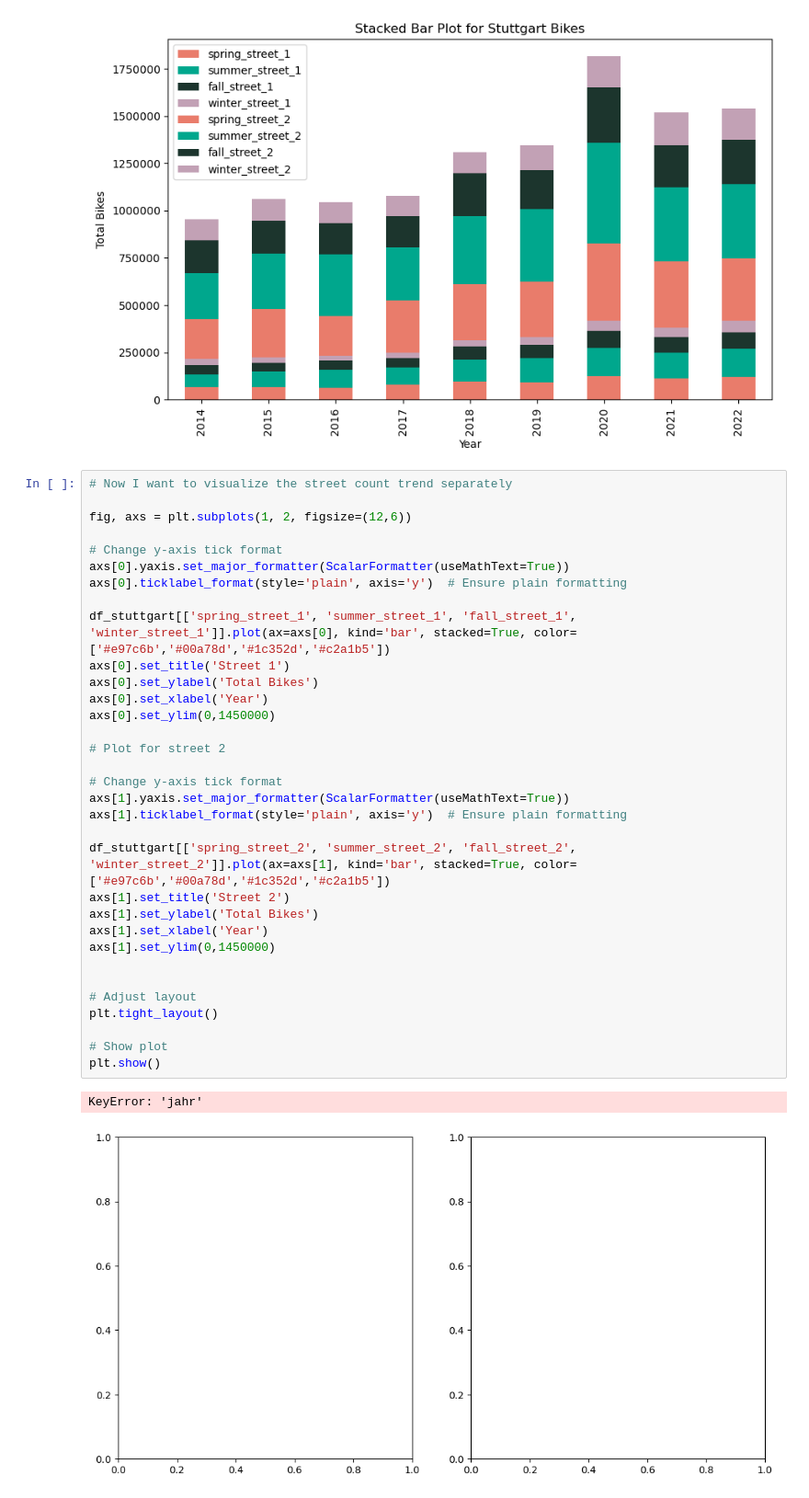
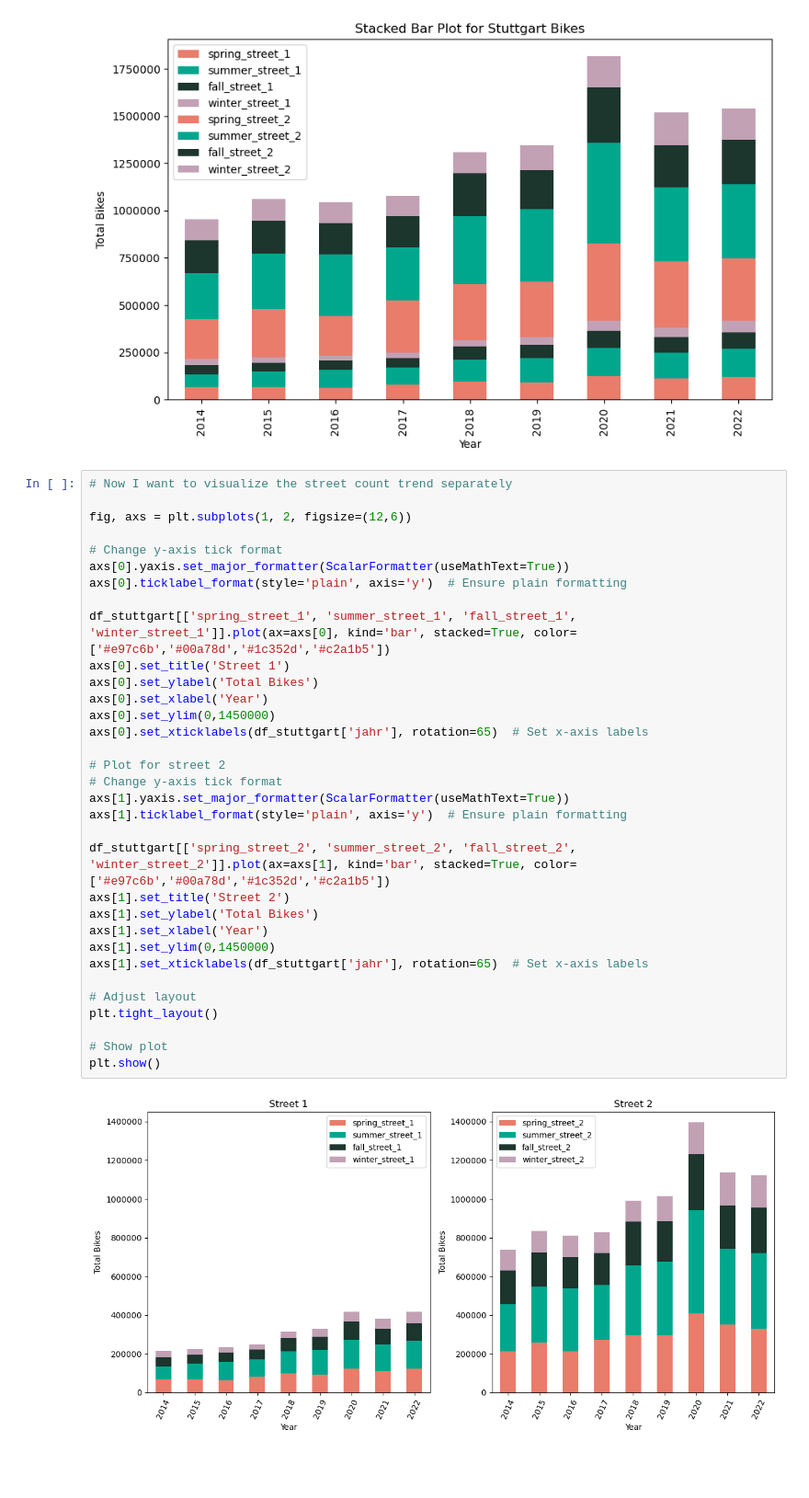
Before and after one commit to caropaezBSH/CaroPeThesis, a Jupyter notebook: Stuttgart_Notebook.ipynb, the cells around one changed output. Shown at 92% size. Cells and saved outputs as stored; diff of their text form; blank space fills up the shorter version.

```diff
--- a/Stuttgart_Notebook.ipynb
+++ b/Stuttgart_Notebook.ipynb
@@ -80,34 +84,33 @@ plt.show()
 
 fig, axs = plt.subplots(1, 2, figsize=(12,6))
 
 # Change y-axis tick format
 axs[0].yaxis.set_major_formatter(ScalarFormatter(useMathText=True))
 axs[0].ticklabel_format(style='plain', axis='y')  # Ensure plain formatting
 
 df_stuttgart[['spring_street_1', 'summer_street_1', 'fall_street_1', 'winter_street_1']].plot(ax=axs[0], kind='bar', stacked=True, color=['#e97c6b','#00a78d','#1c352d','#c2a1b5'])
 axs[0].set_title('Street 1')
 axs[0].set_ylabel('Total Bikes')
 axs[0].set_xlabel('Year')
 axs[0].set_ylim(0,1450000)
+axs[0].set_xticklabels(df_stuttgart['jahr'], rotation=65)  # Set x-axis labels
 
 # Plot for street 2
-
 # Change y-axis tick format
 axs[1].yaxis.set_major_formatter(ScalarFormatter(useMathText=True))
 axs[1].ticklabel_format(style='plain', axis='y')  # Ensure plain formatting
 
 df_stuttgart[['spring_street_2', 'summer_street_2', 'fall_street_2', 'winter_street_2']].plot(ax=axs[1], kind='bar', stacked=True, color=['#e97c6b','#00a78d','#1c352d','#c2a1b5'])
 axs[1].set_title('Street 2')
 axs[1].set_ylabel('Total Bikes')
 axs[1].set_xlabel('Year')
 axs[1].set_ylim(0,1450000)
-
+axs[1].set_xticklabels(df_stuttgart['jahr'], rotation=65)  # Set x-axis labels
 
 # Adjust layout
 plt.tight_layout()
 
 # Show plot
 plt.show()
 # %% [output]
-KeyError: 'jahr'
-[figure, old version]
+[figure, new version]
```
Also changed, not shown: parts of 1 cell of this notebook.
